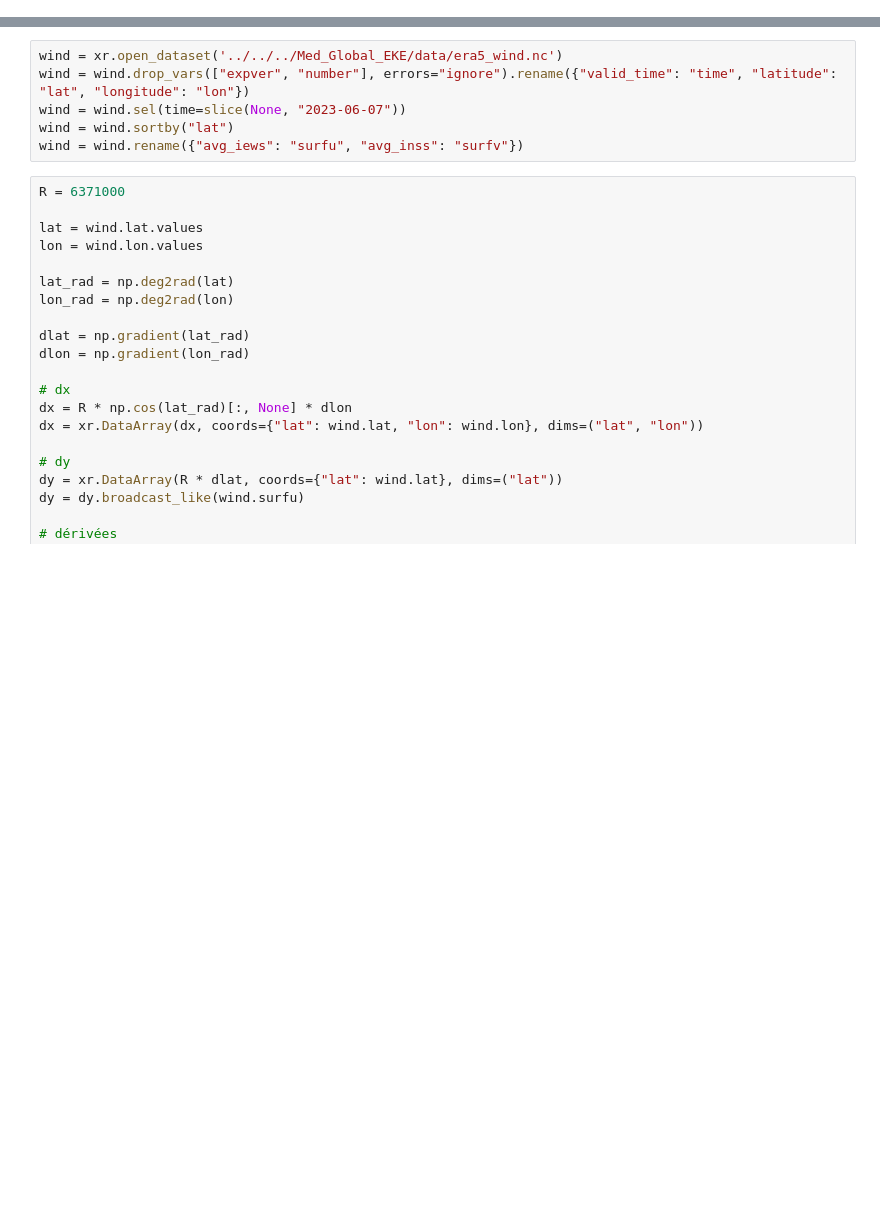
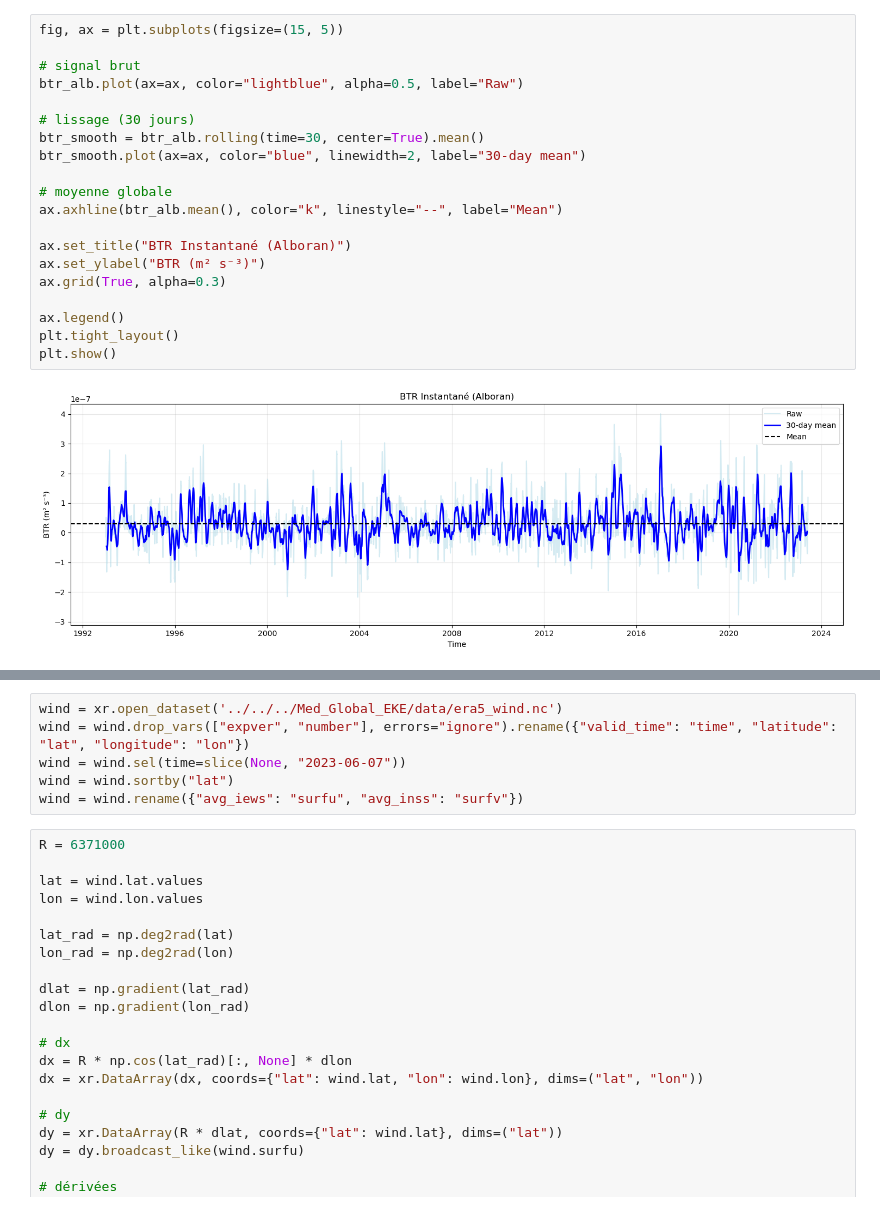
Before and after one commit to phargous/E_transfers, a Jupyter notebook: code/notebooks/1Training.ipynb, the cells around one changed output, grey strips where cells are left out. Drawn from its saved outputs; the diff is of its cells as text; blank space fills up the shorter version.

```diff
--- a/code/notebooks/1Training.ipynb
+++ b/code/notebooks/1Training.ipynb
@@ -7,0 +130,22 @@ eke = eke.where(mask_med)
+# %%
+fig, ax = plt.subplots(figsize=(15, 5))
+
+# signal brut
+btr_alb.plot(ax=ax, color="lightblue", alpha=0.5, label="Raw")
+
+# lissage (30 jours)
+btr_smooth = btr_alb.rolling(time=30, center=True).mean()
+btr_smooth.plot(ax=ax, color="blue", linewidth=2, label="30-day mean")
+
+# moyenne globale
+ax.axhline(btr_alb.mean(), color="k", linestyle="--", label="Mean")
+
+ax.set_title("BTR Instantané (Alboran)")
+ax.set_ylabel("BTR (m² s⁻³)")
+ax.grid(True, alpha=0.3)
+
+ax.legend()
+plt.tight_layout()
+plt.show()
+# %% [output]
+[figure, added]
```
Also changed, not shown: parts of 25 cells of this notebook, 2 other files.
